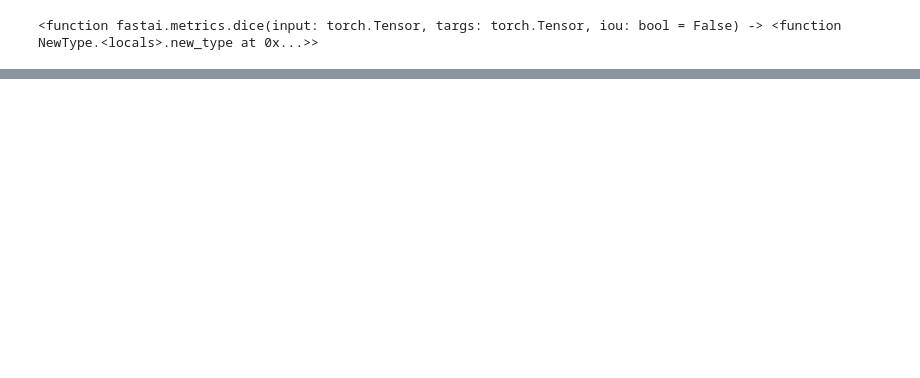
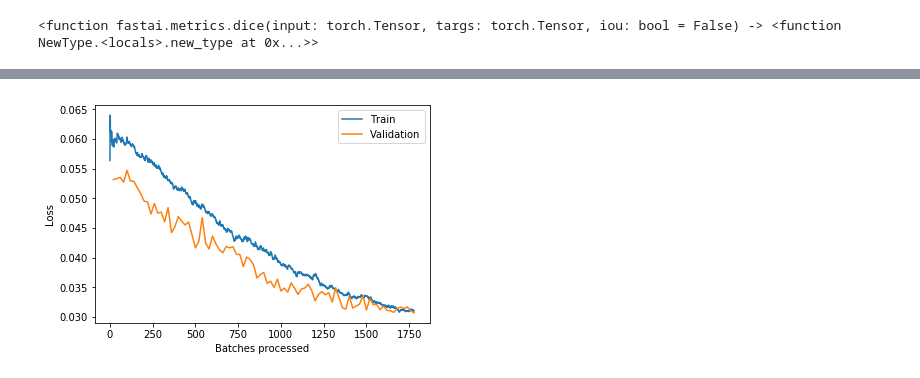
Before and after one commit to benwu232/humpback, a Jupyter notebook: fluke_location.ipynb, the cells around one changed output, grey strips where cells are left out. Cells and saved outputs as stored; diff of their text form; code cells hidden in the pictures; blank space fills up the shorter version.

```diff
--- a/fluke_location.ipynb
+++ b/fluke_location.ipynb
@@ -247,0 +291,4 @@ cbs = [cb_save_model, cb_early_stopping]
+# %%
+learn.recorder.plot_losses()
+# %% [output]
+[figure, added]
```
Also changed, not shown: parts of 18 cells of this notebook, 6 other files.
